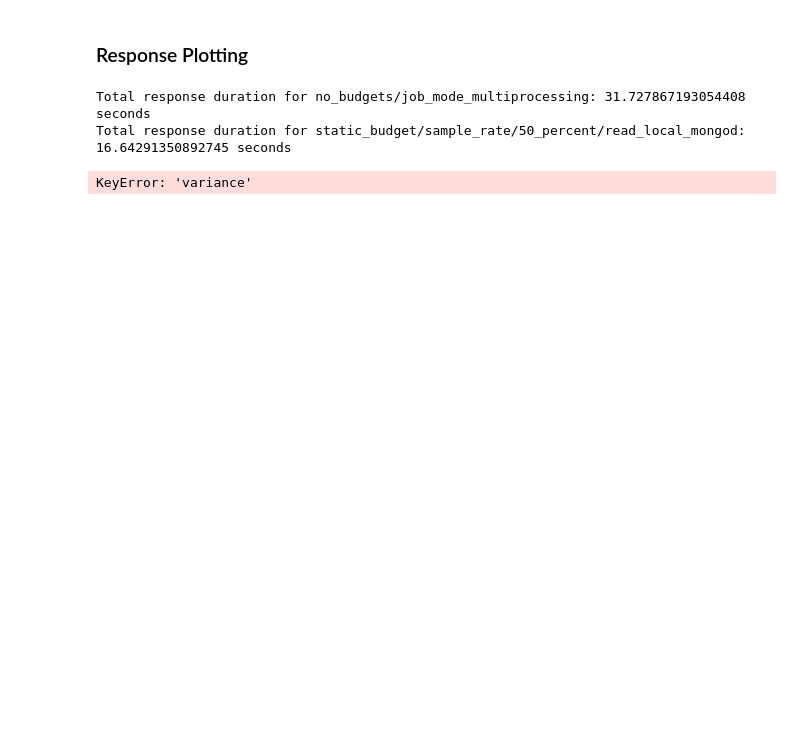
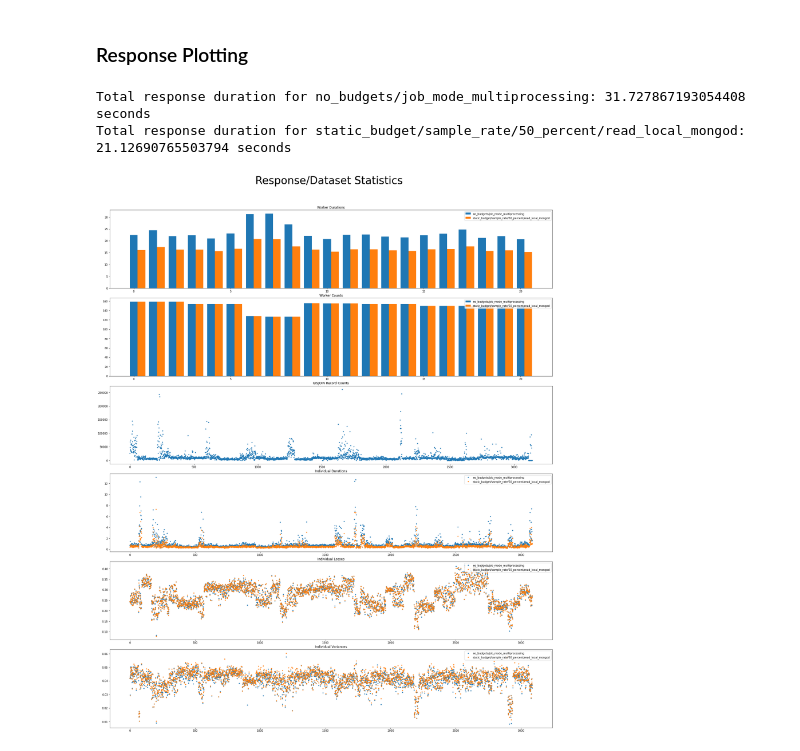
Before and after one commit to Project-Sustain/validation-service, a Jupyter notebook: benchmarks/benchmarks.ipynb, the cells around one changed output. Drawn from its saved outputs; the diff is of its cells as text; code cells hidden in the pictures; blank space fills up the shorter version.

```diff
--- a/benchmarks/benchmarks.ipynb
+++ b/benchmarks/benchmarks.ipynb
@@ -152,35 +152,35 @@ ax[0].set_title(f"Worker Durations")
 ax[0].legend(loc="upper right")
 
 idx = 0
 for worker_counts in all_worker_counts:
     x_axis = np.arange(len(worker_counts[1]))
     ax[1].bar(x_axis + idx * bar_width, worker_counts[2], width=bar_width, label=worker_counts[0])
     idx += 1
 ax[1].set_title(f"Worker Counts")
 ax[1].legend(loc="upper right")
 
 ax[2].set_title(f"GISJOIN Record Counts")
 ax[2].plot(gis_join_counts.values(), '.')
 
 for individual_durations in all_individual_durations:
     ax[3].plot(individual_durations[1], '.', label=individual_durations[0])
 ax[3].set_title(f"Individual Durations")
 ax[3].legend(loc="upper right")
 
 for individual_losses in all_losses:
     ax[4].plot(individual_losses[1], '.', label=individual_losses[0])
 ax[4].set_title(f"Individual Losses")
 ax[4].legend(loc="upper right")
 
 for individual_variances in all_variances:
-    ax[4].plot(individual_variances[1], '.', label=individual_variances[0])
-ax[4].set_title(f"Individual Variances")
-ax[4].legend(loc="upper right")
+    ax[5].plot(individual_variances[1], '.', label=individual_variances[0])
+ax[5].set_title(f"Individual Variances")
+ax[5].legend(loc="upper right")
 
 plt.subplots_adjust(top=0.92)
 
 plt.savefig('response_dataset_statistics.png')
 # %% [output]
 Total response duration for no_budgets/job_mode_multiprocessing: 31.727867193054408 seconds
-Total response duration for static_budget/sample_rate/50_percent/read_local_mongod: 16.64291350892745 seconds
+Total response duration for static_budget/sample_rate/50_percent/read_local_mongod: 21.12690765503794 seconds
-KeyError: 'variance'
+[figure, added]
```
Also changed, not shown: parts of 2 cells of this notebook, 5 other files.
